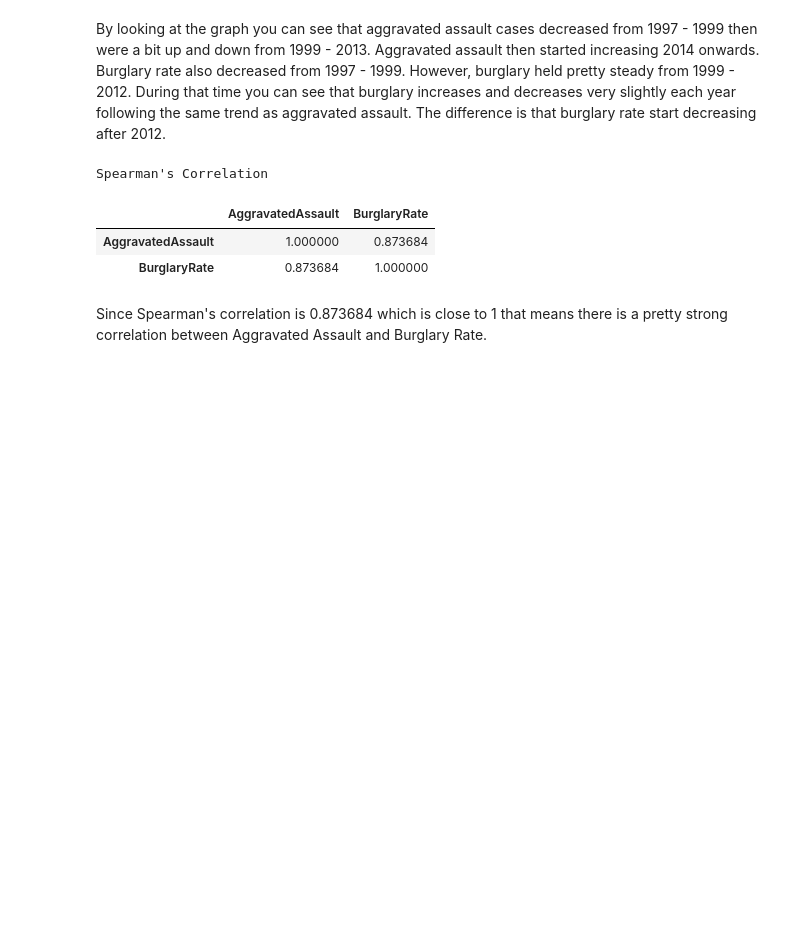
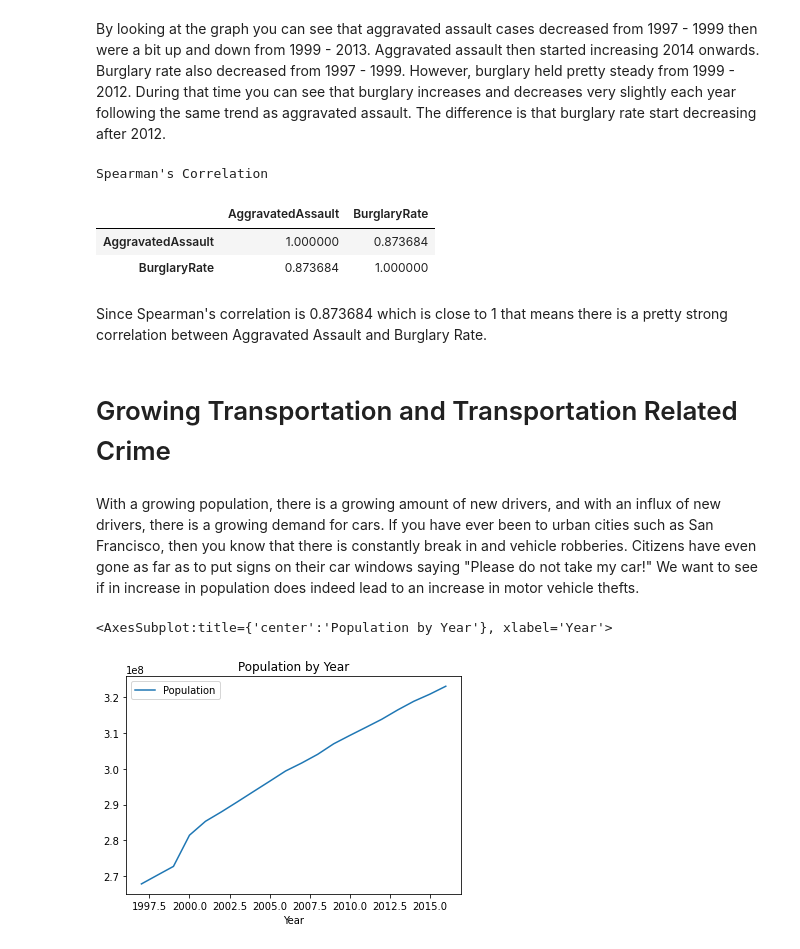
Before and after one commit to lorenzog1/CS105-FinalProject, a Jupyter notebook: Crime In US Project/CS_105_Final.ipynb, the cells around one changed output. Saved outputs shown, nothing was run; the diff lists cells and outputs as text; code cells hidden in the pictures; blank space fills up the shorter version.

```diff
--- a/Crime In US Project/CS_105_Final.ipynb
+++ b/Crime In US Project/CS_105_Final.ipynb
@@ -312,3 +312,12 @@ Spearman's Correlation
 | BurglaryRate | 0.873684 | 1.000000 |
 # %% [markdown]
 Since Spearman's correlation is 0.873684 which is close to 1 that means there is a pretty strong correlation between Aggravated Assault and Burglary Rate.
+# %% [markdown]
+# Growing Transportation and Transportation Related Crime
+# %% [markdown]
+With a growing population, there is a growing amount of new drivers, and with an influx of new drivers, there is a growing demand for cars. If you have ever been to urban cities such as San Francisco, then you know that there is constantly break in and vehicle robberies. Citizens have even gone as far as to put signs on their car windows saying "Please do not take my car!" We want to see if in increase in population does indeed lead to an increase in motor vehicle thefts.
+# %%
+USCrime_df.plot(title = "Population by Year", y = "Population",x = "Year" )
+# %% [output]
+<AxesSubplot:title={'center':'Population by Year'}, xlabel='Year'>
+[figure, added]
```
Also changed, not shown: parts of 3 cells of this notebook.
